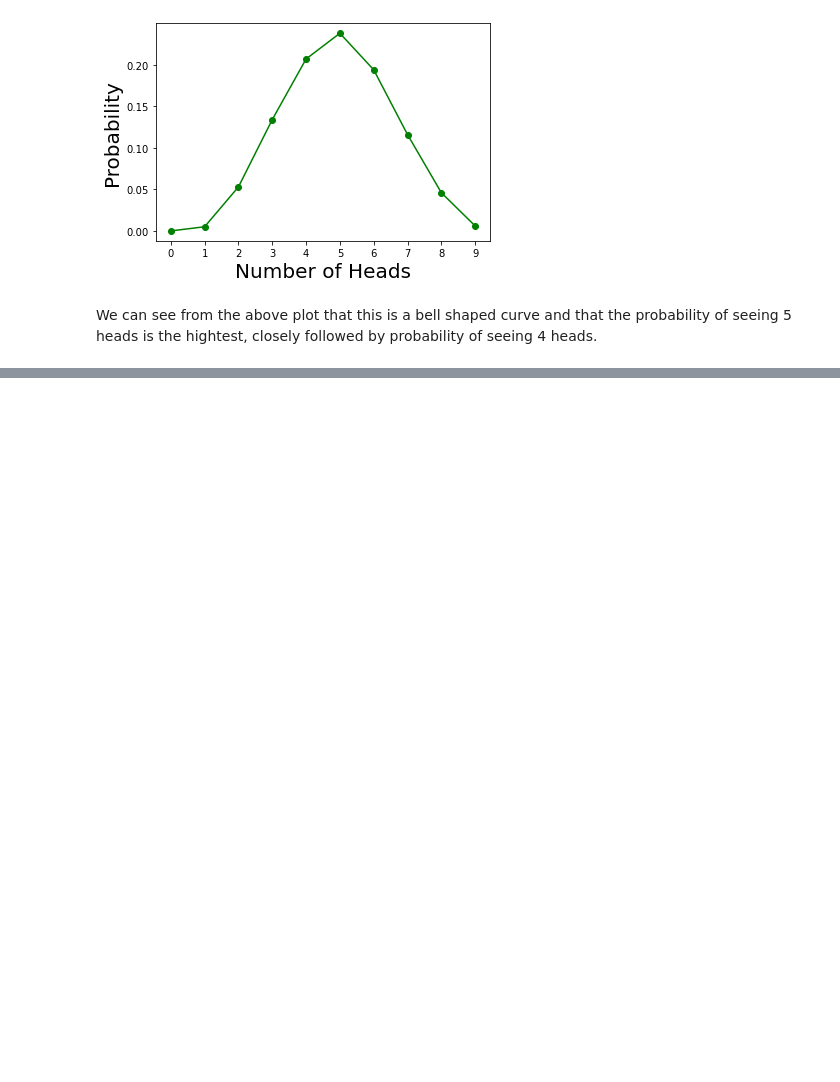
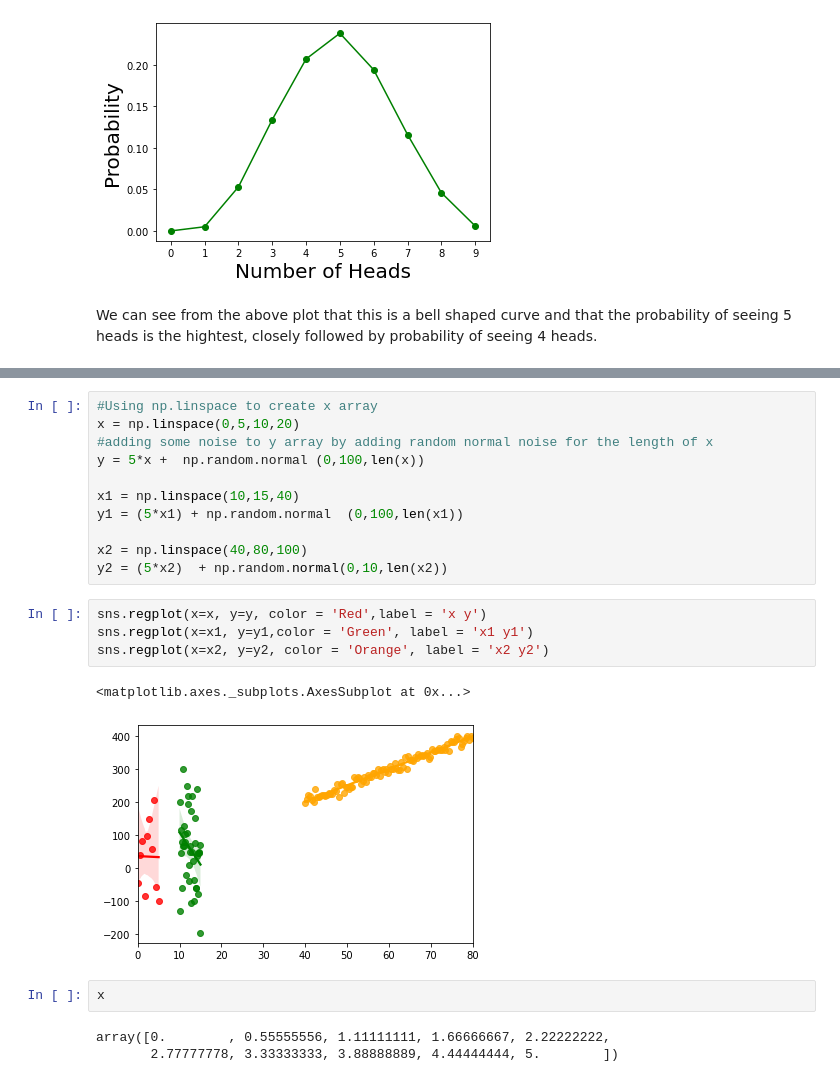
Before and after one commit to LauraBrogan/Fundamentals-of-Data-Analysis-Tasks-2020, a Jupyter notebook: Fundamentals of Data Analysis Tasks .ipynb, the cells around one changed output, grey strips where cells are left out. Saved outputs shown, nothing was run; the diff lists cells and outputs as text; blank space fills up the shorter version.

```diff
--- a/Fundamentals of Data Analysis Tasks .ipynb
+++ b/Fundamentals of Data Analysis Tasks .ipynb
@@ -343,0 +299,23 @@ df.head(5)
+# %%
+#Using np.linspace to create x array
+x = np.linspace(0,5,10,20)
+#adding some noise to y array by adding random normal noise for the length of x
+y = 5*x +  np.random.normal (0,100,len(x))
+
+x1 = np.linspace(10,15,40)
+y1 = (5*x1) + np.random.normal  (0,100,len(x1))
+
+x2 = np.linspace(40,80,100)
+y2 = (5*x2)  + np.random.normal(0,10,len(x2))
+# %%
+sns.regplot(x=x, y=y, color = 'Red',label = 'x y')
+sns.regplot(x=x1, y=y1,color = 'Green', label = 'x1 y1')
+sns.regplot(x=x2, y=y2, color = 'Orange', label = 'x2 y2')
+# %% [output]
+<matplotlib.axes._subplots.AxesSubplot at 0x...>
+[figure, added]
+# %%
+x
+# %% [output]
+array([0.        , 0.55555556, 1.11111111, 1.66666667, 2.22222222,
+       2.77777778, 3.33333333, 3.88888889, 4.44444444, 5.        ])
```
Also changed, not shown: parts of 19 cells of this notebook, 1 other file.
